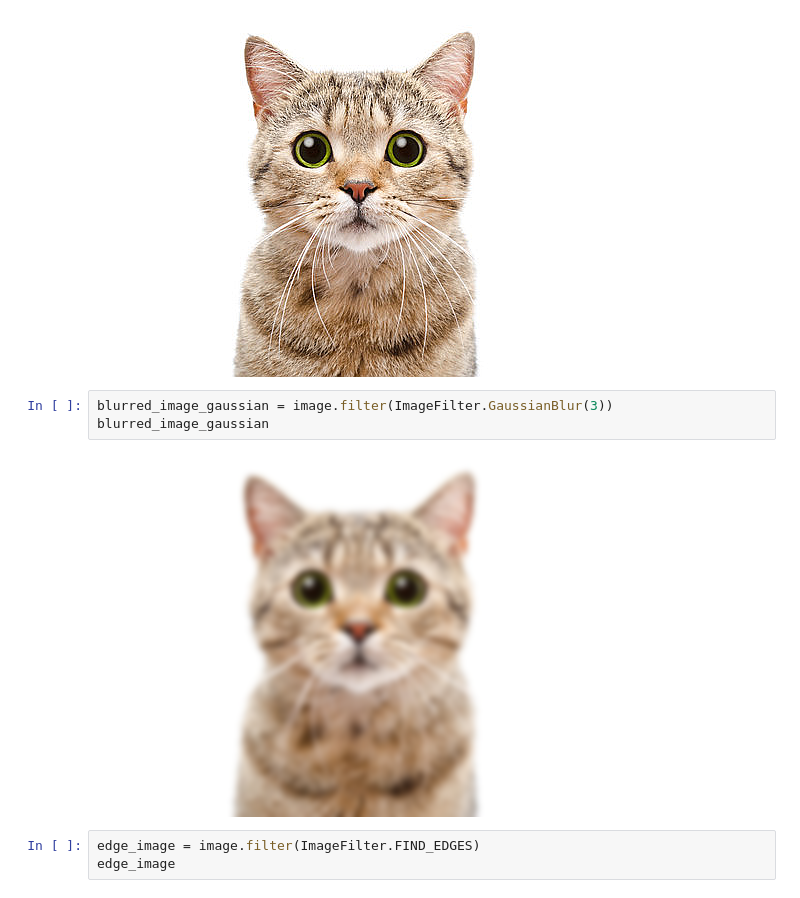
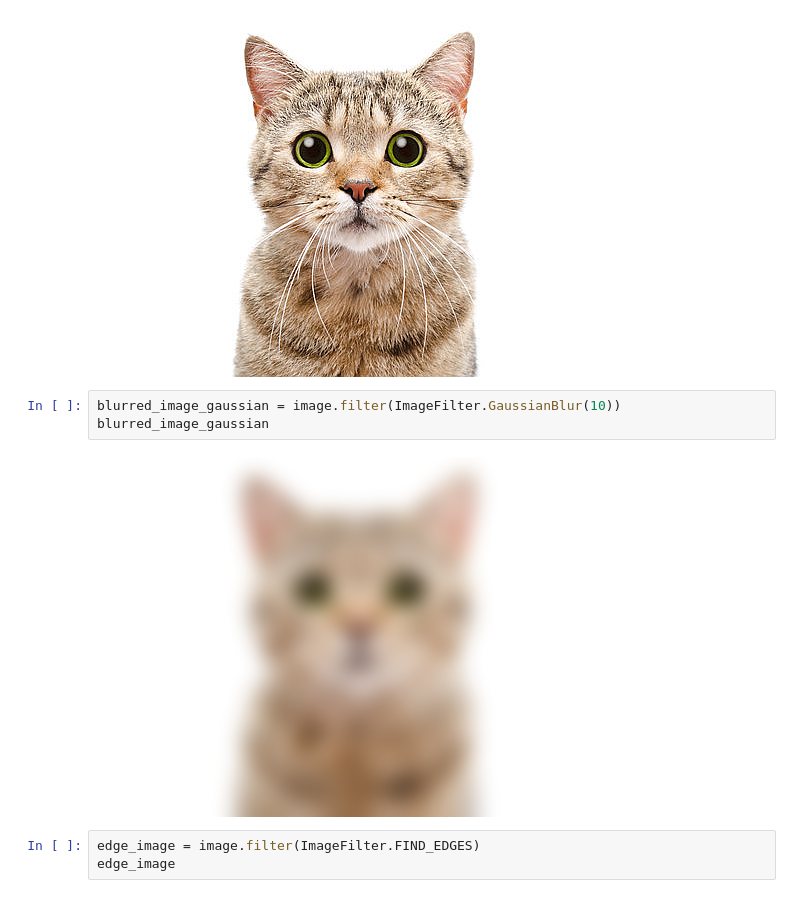
Before and after one commit to shimaabadi/BENGR310, a Jupyter notebook: image_processing.ipynb, the cells around one changed output. Cells and saved outputs as stored; diff of their text form.

```diff
--- a/image_processing.ipynb
+++ b/image_processing.ipynb
@@ -48,10 +48,10 @@ sharpened_image
 # %% [output]
 [figure]
 # %%
-blurred_image_gaussian = image.filter(ImageFilter.GaussianBlur(3))
+blurred_image_gaussian = image.filter(ImageFilter.GaussianBlur(10))
 blurred_image_gaussian
 # %% [output]
-[figure, old version]
+[figure, new version]
 # %%
 edge_image = image.filter(ImageFilter.FIND_EDGES)
 edge_image
```
Also changed, not shown: parts of 6 cells of this notebook.
